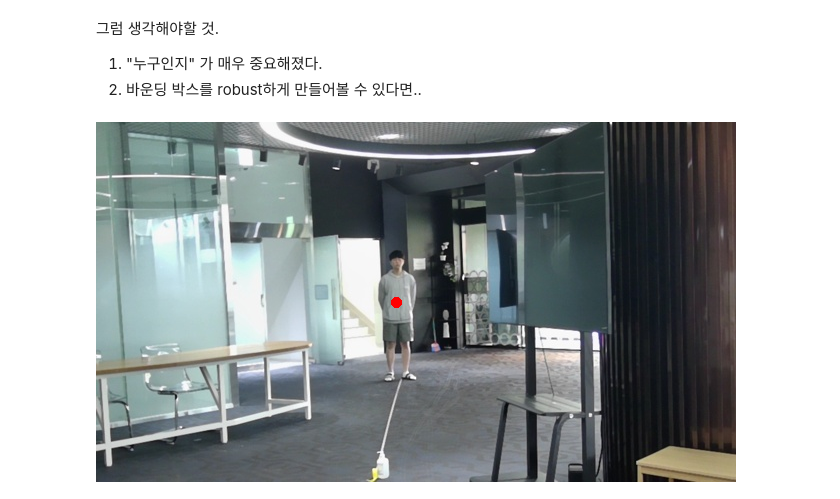
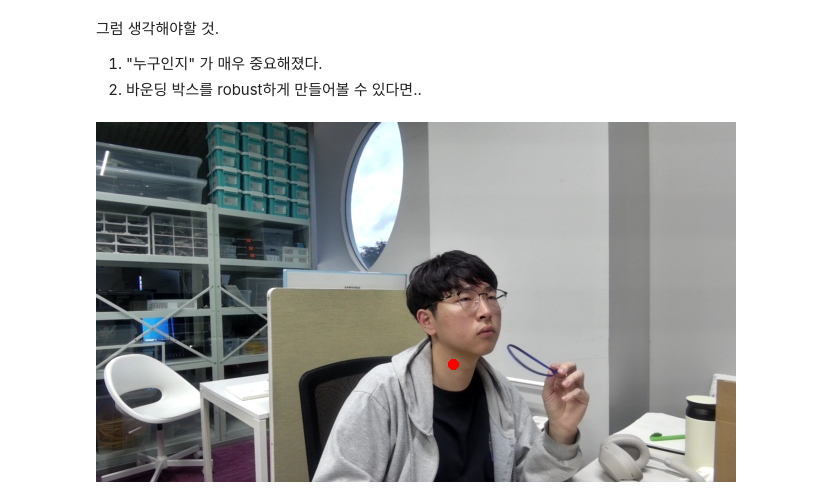
Before and after one commit to NetAiFalcon/falcon, a Jupyter notebook: falcon/cctv-calibration.ipynb, the cells around one changed output. Drawn from its saved outputs; the diff is of its cells as text; code cells hidden in the pictures.

```diff
--- a/falcon/cctv-calibration.ipynb
+++ b/falcon/cctv-calibration.ipynb
@@ -54,22 +54,22 @@ ex) 170인 사람이 이정도 칸 에 꽉차면 5미터다
 # %%
 from PIL import Image, ImageDraw
 
-image_path = "assets/person_10m.jpg"  # Your local file path
+image_path = "nats/temp_frame.jpg"  # Your local file path
 
 # 이미지 열기
 image = Image.open(image_path)
 
 # 특정 픽셀 위치 설정
-x, y = 300, 180  # 예시 좌표
+x, y = 357, 242  # 예시 좌표
 
 # 5m_2.jpg 기준 x 750 ~ 880, y 550 ~ 670
 
 # 이미지에 점을 그림
 draw = ImageDraw.Draw(image)
 # (x, y) 위치에 원을 그려서 점을 표시 (가시성을 위해 원을 크게 그림)
 draw.ellipse((x - 5, y - 5, x + 5, y + 5), fill='red')
 
 # 수정된 이미지를 직접 보기
 image
 # %% [output]
-[figure, old version]
+[figure, new version]
```
Also changed, not shown: 5 other files.
